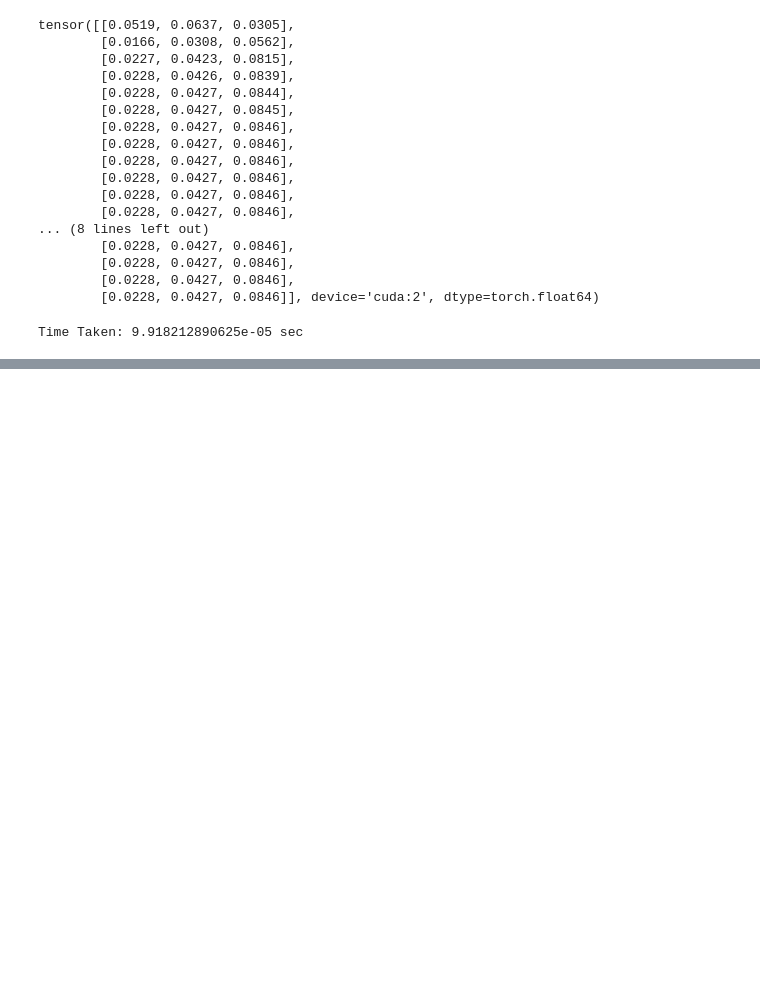
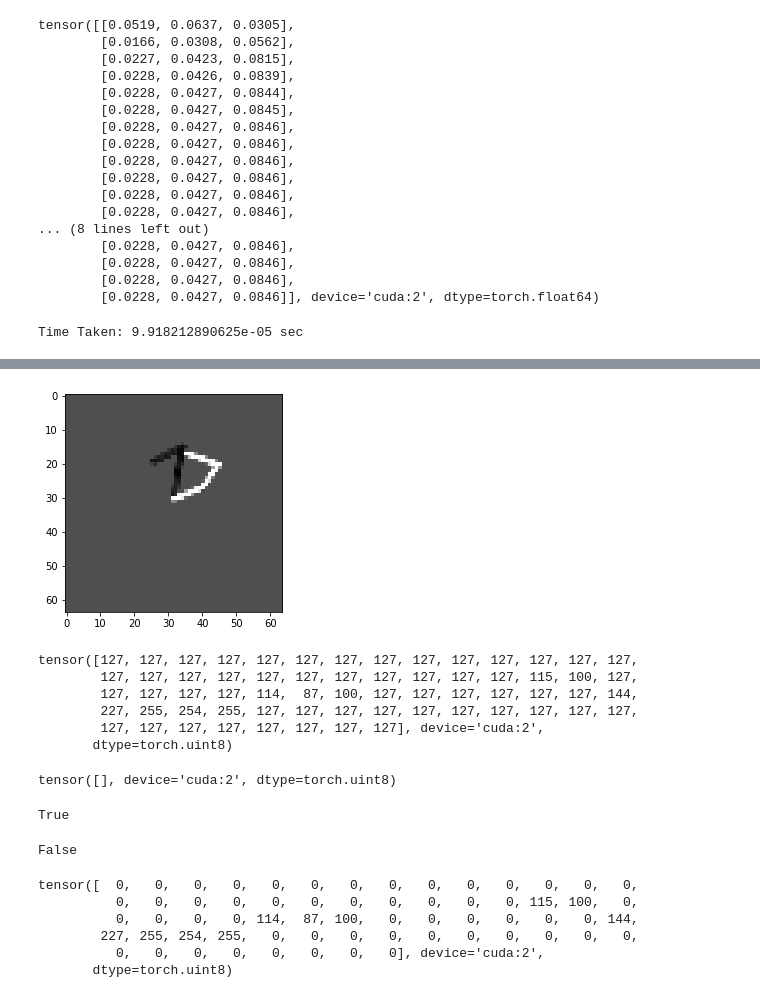
Before and after one commit to PradeepKadubandi/DemoPlanner, a Jupyter notebook: playground.ipynb, the cells around one changed output, grey strips where cells are left out. Saved outputs shown, nothing was run; the diff lists cells and outputs as text; code cells hidden in the pictures; blank space fills up the shorter version.

```diff
--- a/playground.ipynb
+++ b/playground.ipynb
@@ -402,0 +249,17 @@ plt.close()
+# %%
+fig = plt.imshow(new_t4_first.cpu().numpy(), cmap='gray')
+# %% [output]
+[figure, added]
+# %%
+new_t4_first[20]
+# %% [output]
+tensor([127, 127, 127, 127, 127, 127, 127, 127, 127, 127, 127, 127, 127, 127,
+        127, 127, 127, 127, 127, 127, 127, 127, 127, 127, 127, 115, 100, 127,
+        127, 127, 127, 127, 114,  87, 100, 127, 127, 127, 127, 127, 127, 144,
+        227, 255, 254, 255, 127, 127, 127, 127, 127, 127, 127, 127, 127, 127,
+        127, 127, 127, 127, 127, 127, 127, 127], device='cuda:2',
+       dtype=torch.uint8)
+# %%
+new_t4_first[new_t4_first == 128]
+# %% [output]
+tensor([], device='cuda:2', dtype=torch.uint8)
@@ -402,0 +274,17 @@ plt.close()
+# %%
+np.all(new_t4_first_filtered_np == new_t4_first_filtered.cpu().numpy())
+# %% [output]
+True
+# %%
+np.any(new_t4_first_np == 126) or np.any(new_t4_first_np == 128)
+# %% [output]
+False
+# %%
+new_t4_first_filtered[20]
+# %% [output]
+tensor([  0,   0,   0,   0,   0,   0,   0,   0,   0,   0,   0,   0,   0,   0,
+          0,   0,   0,   0,   0,   0,   0,   0,   0,   0,   0, 115, 100,   0,
+          0,   0,   0,   0, 114,  87, 100,   0,   0,   0,   0,   0,   0, 144,
+        227, 255, 254, 255,   0,   0,   0,   0,   0,   0,   0,   0,   0,   0,
+          0,   0,   0,   0,   0,   0,   0,   0], device='cuda:2',
+       dtype=torch.uint8)
```
Also changed, not shown: parts of 68 cells of this notebook, 2 other files.
